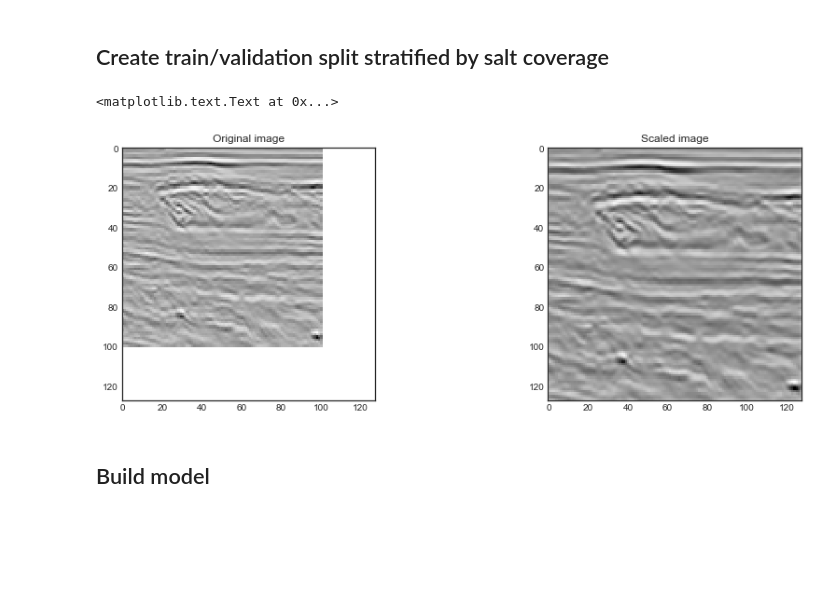
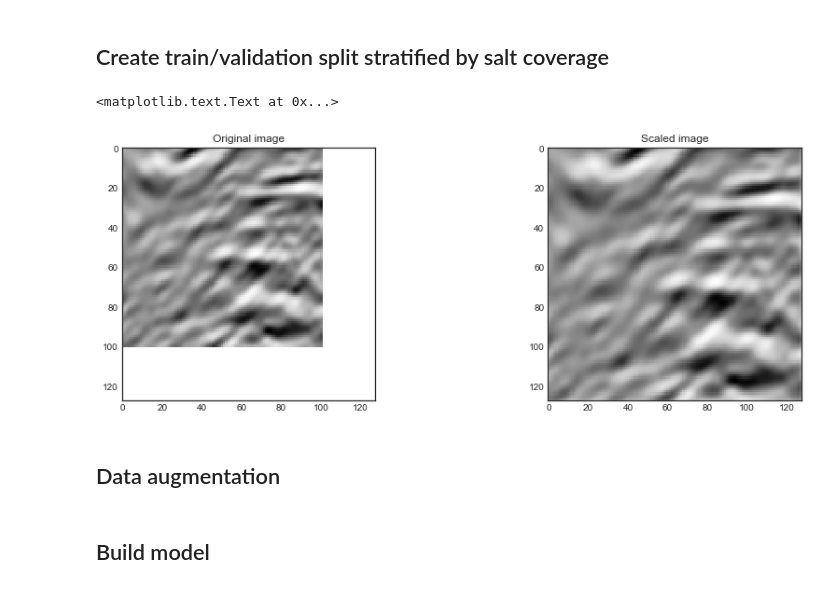
Before and after one commit to liufan2312/tgs-salt-identification, a Jupyter notebook: models/U-net.ipynb, the cells around one changed output. Drawn from its saved outputs; the diff is of its cells as text; code cells hidden in the pictures; blank space fills up the shorter version.

```diff
--- a/models/U-net.ipynb
+++ b/models/U-net.ipynb
@@ -119,6 +116,6 @@ ids_train, ids_valid, x_train, x_valid, y_train, y_valid, cov_train, cov_valid,
     np.array(train_df.masks.map(upsample).tolist()).reshape(-1, img_size_target, img_size_target, 1),
     train_df.coverage.values,
     train_df.z.values,
-    test_size=0.2, stratify=train_df.coverage_class, random_state=1337);
+    test_size=0.3, stratify=train_df.coverage_class, random_state=1337);
 # %%
 # create extra features
@@ -127,14 +124,16 @@ x_feat_valid = depth_valid.T
 # %%
-idx = 9
+idx = 1
 
 tmp_img = np.zeros((img_size_target, img_size_target), dtype=train_df.images.loc[ids_train[idx]].dtype)
 tmp_img[:img_size_ori, :img_size_ori] = train_df.images.loc[ids_train[idx]]
 
 fix, axs = plt.subplots(1, 2, figsize=(15,5))
 axs[0].imshow(tmp_img, cmap="Greys")
 axs[0].set_title("Original image")
 axs[1].imshow(x_train[idx].squeeze(), cmap="Greys")
 axs[1].set_title("Scaled image")
 # %% [output]
 <matplotlib.text.Text at 0x...>
-[figure, old version]
+[figure, new version]
+# %% [markdown]
+## Data augmentation
```
Also changed, not shown: parts of 25 cells of this notebook.
